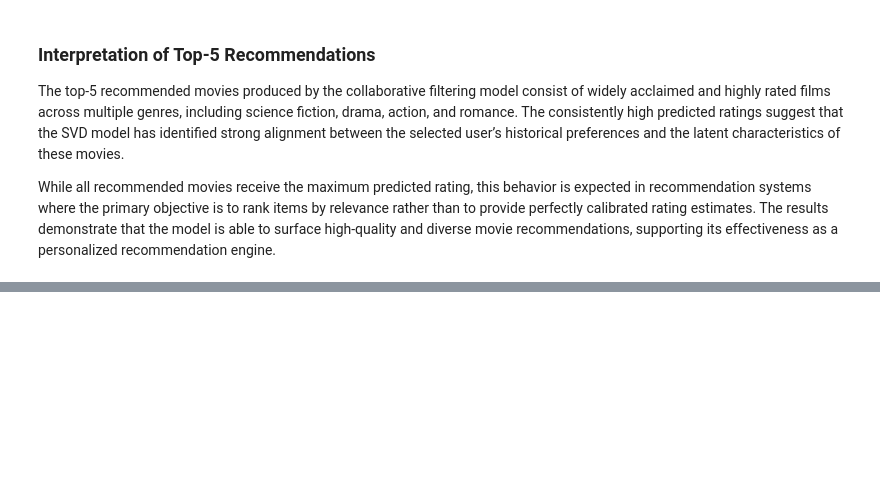
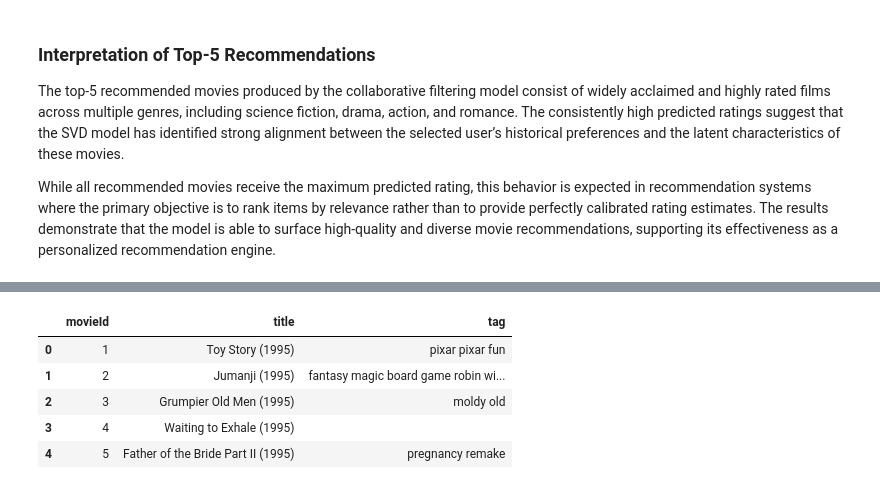
Before and after one commit to Vincent-Muteti/A-Hybrid-Movie-Recommendation-System-using-Machine-Learning, a Jupyter notebook: index.ipynb, the cells around one changed output, grey strips where cells are left out. Cells and saved outputs as stored; diff of their text form; code cells hidden in the pictures; blank space fills up the shorter version.

```diff
--- a/index.ipynb
+++ b/index.ipynb
@@ -351,0 +360,8 @@ While all recommended movies receive the maximum predicted rating, this behavior
+# %%
+# Aggregate tags per movie into a single text field
+movie_tags = (
+    tags.groupby('movieId')['tag']
+    .apply(lambda x: ' '.join(x.astype(str)))
+    .reset_index()
+)
+movie_tags.head()
@@ -351,0 +375,15 @@ While all recommended movies receive the maximum predicted rating, this behavior
+# %%
+# Merge tags into the movies table
+movies_with_tags = movies.merge(movie_tags, on='movieId', how='left')
+
+# Fill missing tag text
+movies_with_tags['tag'] = movies_with_tags['tag'].fillna('')
+
+movies_with_tags[['movieId', 'title', 'tag']].head()
+# %% [output]
+|  | movieId | title | tag |
+| 0 | 1 | Toy Story (1995) | pixar pixar fun |
+| 1 | 2 | Jumanji (1995) | fantasy magic board game robin wi... |
+| 2 | 3 | Grumpier Old Men (1995) | moldy old |
+| 3 | 4 | Waiting to Exhale (1995) |  |
+| 4 | 5 | Father of the Bride Part II (1995) | pregnancy remake |
```
Also changed, not shown: parts of 8 cells of this notebook.
